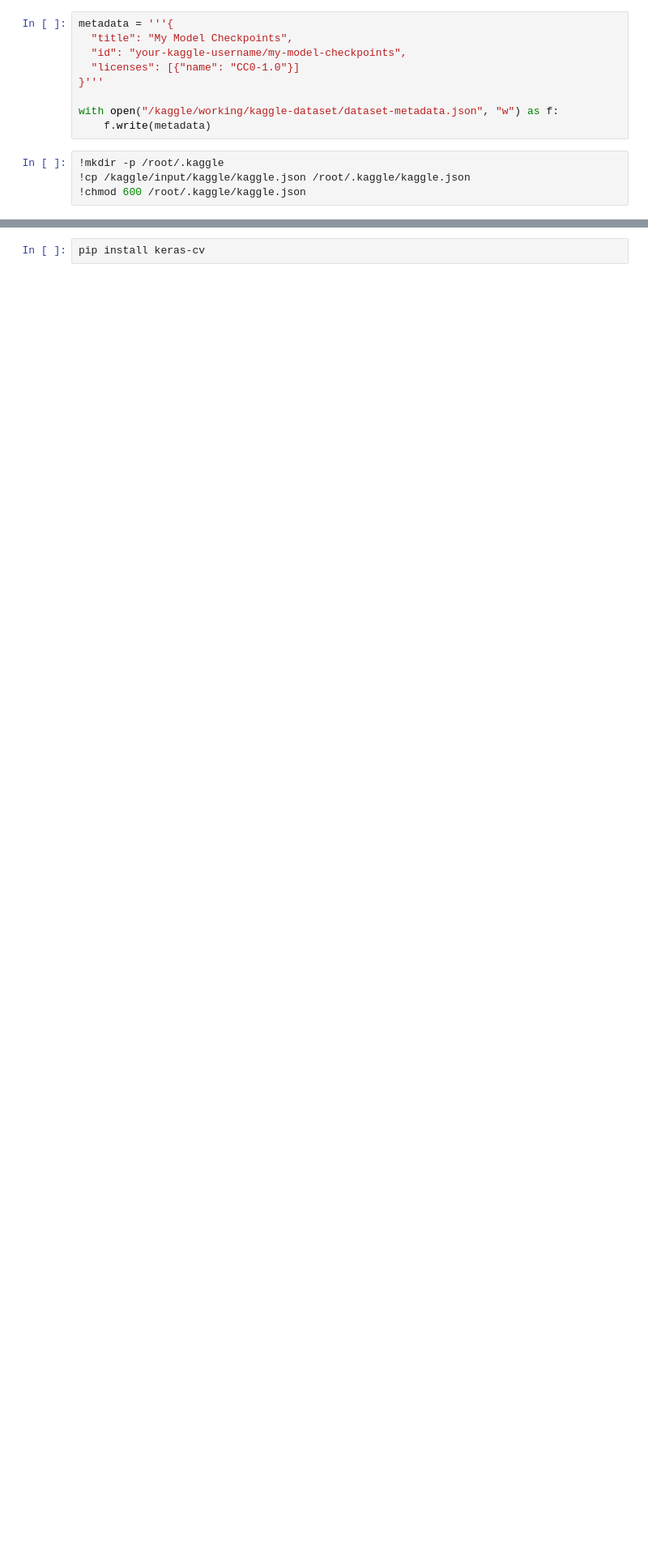
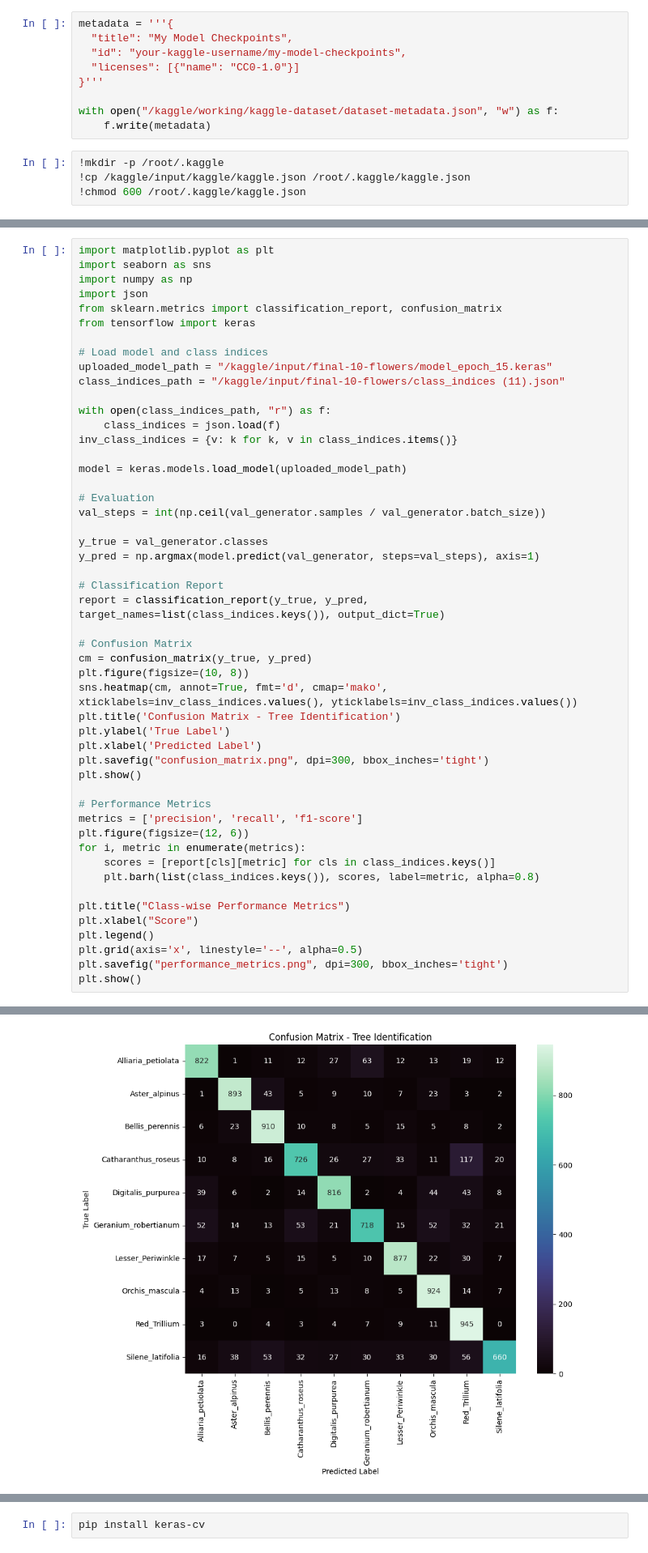
Before and after one commit to x19mm/Solve-Equations-by-gaussian-elemenations, a Jupyter notebook: efficientnetb1-tree.ipynb, the cells around one changed output, grey strips where cells are left out. Shown: that part at 81% size. Drawn from its saved outputs; the diff is of its cells as text; blank space fills up the shorter version.

Commit message:
Kaggle Notebook | efficientnetb1_tree | Version 24

```diff
--- a/efficientnetb1-tree.ipynb
+++ b/efficientnetb1-tree.ipynb
@@ -3927,0 +3911,51 @@ KeyboardInterrupt:
+# %%
+import matplotlib.pyplot as plt
+import seaborn as sns
+import numpy as np
+import json
+from sklearn.metrics import classification_report, confusion_matrix
+from tensorflow import keras
+
+# Load model and class indices
+uploaded_model_path = "/kaggle/input/final-10-flowers/model_epoch_15.keras"
+class_indices_path = "/kaggle/input/final-10-flowers/class_indices (11).json"
+
+with open(class_indices_path, "r") as f:
+    class_indices = json.load(f)
+inv_class_indices = {v: k for k, v in class_indices.items()}
+
+model = keras.models.load_model(uploaded_model_path)
+
+# Evaluation
+val_steps = int(np.ceil(val_generator.samples / val_generator.batch_size))
+
+y_true = val_generator.classes
+y_pred = np.argmax(model.predict(val_generator, steps=val_steps), axis=1)
+
+# Classification Report
+report = classification_report(y_true, y_pred, target_names=list(class_indices.keys()), output_dict=True)
+
+# Confusion Matrix
+cm = confusion_matrix(y_true, y_pred)
+plt.figure(figsize=(10, 8))
+sns.heatmap(cm, annot=True, fmt='d', cmap='mako', xticklabels=inv_class_indices.values(), yticklabels=inv_class_indices.values())
+plt.title('Confusion Matrix - Tree Identification')
+plt.ylabel('True Label')
+plt.xlabel('Predicted Label')
+plt.savefig("confusion_matrix.png", dpi=300, bbox_inches='tight')
+plt.show()
+
+# Performance Metrics
+metrics = ['precision', 'recall', 'f1-score']
+plt.figure(figsize=(12, 6))
+for i, metric in enumerate(metrics):
+    scores = [report[cls][metric] for cls in class_indices.keys()]
+    plt.barh(list(class_indices.keys()), scores, label=metric, alpha=0.8)
+
+plt.title("Class-wise Performance Metrics")
+plt.xlabel("Score")
+plt.legend()
+plt.grid(axis='x', linestyle='--', alpha=0.5)
+plt.savefig("performance_metrics.png", dpi=300, bbox_inches='tight')
+plt.show()
+# %% [output]
@@ -3927,0 +3963 @@ KeyboardInterrupt:
+[figure, added]
```
Also changed, not shown: parts of 10 cells of this notebook.
